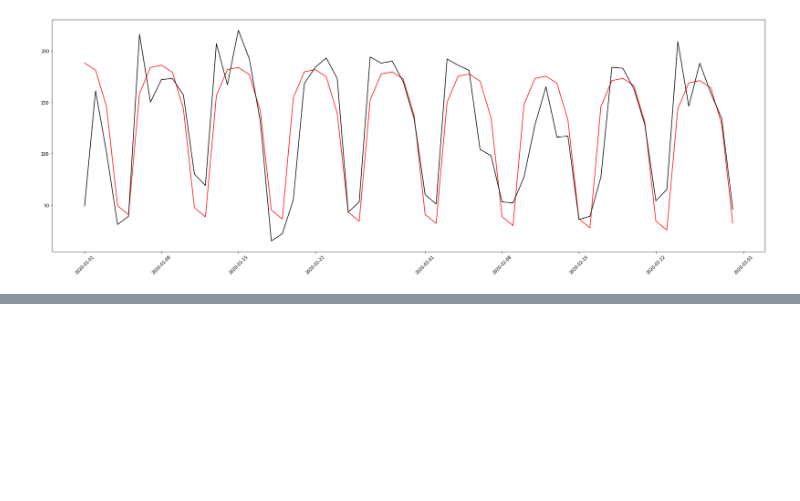
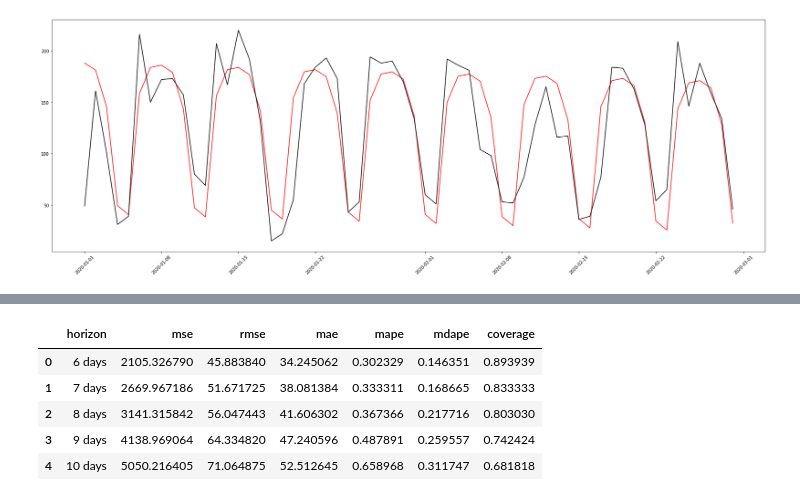
Before and after one commit to HMMJ-1991/bike-sharing, a Jupyter notebook: prophet_forecasting.ipynb, the cells around one changed output, grey strips where cells are left out. Saved outputs shown, nothing was run; the diff lists cells and outputs as text; code cells hidden in the pictures; blank space fills up the shorter version.

```diff
--- a/prophet_forecasting.ipynb
+++ b/prophet_forecasting.ipynb
@@ -126,0 +141,11 @@ plt.plot(data_test['ds'],data_test["y"],color='black')
+# %%
+from fbprophet.diagnostics import performance_metrics
+df_p = performance_metrics(df_cv)
+df_p.head()
+# %% [output]
+|  | horizon | mse | rmse | mae | mape | mdape | coverage |
+| 0 | 6 days | 2105.326790 | 45.883840 | 34.245062 | 0.302329 | 0.146351 | 0.893939 |
+| 1 | 7 days | 2669.967186 | 51.671725 | 38.081384 | 0.333311 | 0.168665 | 0.833333 |
+| 2 | 8 days | 3141.315842 | 56.047443 | 41.606302 | 0.367366 | 0.217716 | 0.803030 |
+| 3 | 9 days | 4138.969064 | 64.334820 | 47.240596 | 0.487891 | 0.259557 | 0.742424 |
+| 4 | 10 days | 5050.216405 | 71.064875 | 52.512645 | 0.658968 | 0.311747 | 0.681818 |
```
Also changed, not shown: parts of 6 cells of this notebook.
